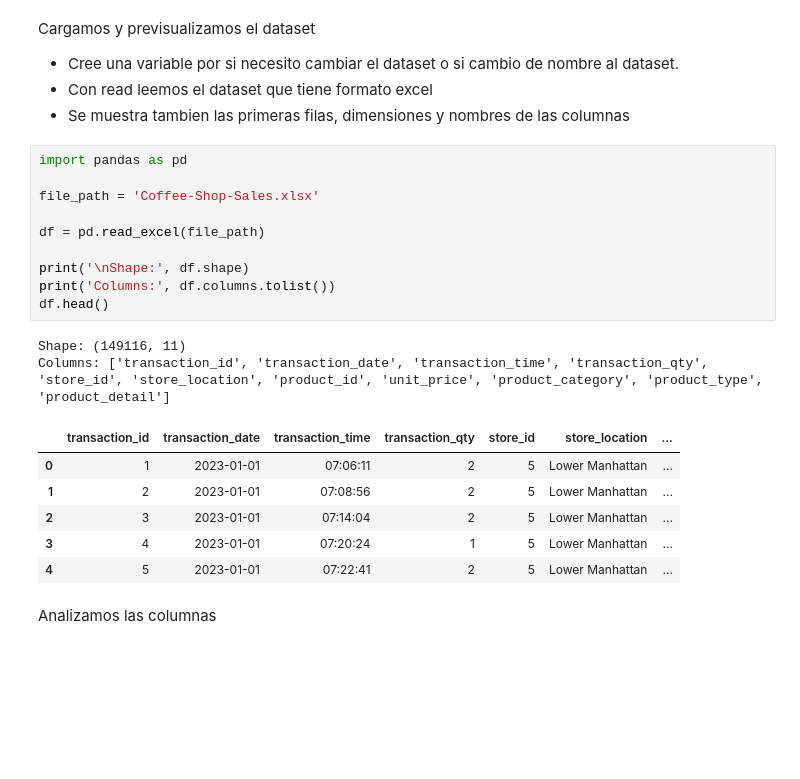
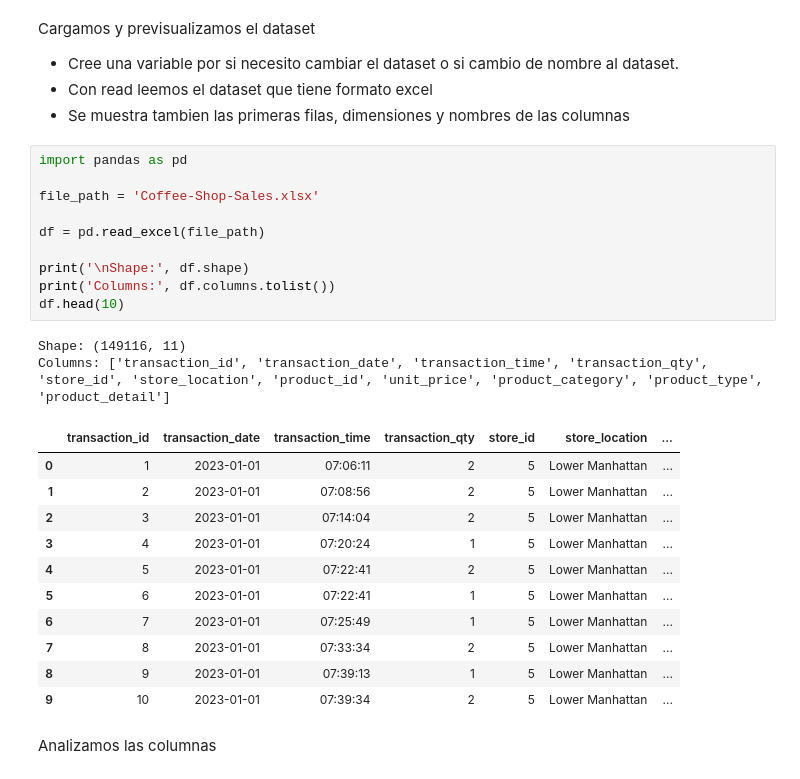
Before and after one commit to facusbrr/coffee_price_regression, a Jupyter notebook: data_main.ipynb, the cells around one changed output. Cells and saved outputs as stored; diff of their text form; blank space fills up the shorter version.

```diff
--- a/data_main.ipynb
+++ b/data_main.ipynb
@@ -19,22 +19,27 @@ Cargamos y previsualizamos el dataset
 # %%
 import pandas as pd
 
 file_path = 'Coffee-Shop-Sales.xlsx'
 
 df = pd.read_excel(file_path)
 
 print('\nShape:', df.shape)
 print('Columns:', df.columns.tolist())
-df.head()
+df.head(10)
 # %% [output]
 Shape: (149116, 11)
 Columns: ['transaction_id', 'transaction_date', 'transaction_time', 'transaction_qty', 'store_id', 'store_location', 'product_id', 'unit_price', 'product_category', 'product_type', 'product_detail']
 |  | transaction_id | transaction_date | transaction_time | transaction_qty | store_id | store_location | ... |
 | 0 | 1 | 2023-01-01 | 07:06:11 | 2 | 5 | Lower Manhattan | ... |
 | 1 | 2 | 2023-01-01 | 07:08:56 | 2 | 5 | Lower Manhattan | ... |
 | 2 | 3 | 2023-01-01 | 07:14:04 | 2 | 5 | Lower Manhattan | ... |
 | 3 | 4 | 2023-01-01 | 07:20:24 | 1 | 5 | Lower Manhattan | ... |
 | 4 | 5 | 2023-01-01 | 07:22:41 | 2 | 5 | Lower Manhattan | ... |
+| 5 | 6 | 2023-01-01 | 07:22:41 | 1 | 5 | Lower Manhattan | ... |
+| 6 | 7 | 2023-01-01 | 07:25:49 | 1 | 5 | Lower Manhattan | ... |
+| 7 | 8 | 2023-01-01 | 07:33:34 | 2 | 5 | Lower Manhattan | ... |
+| 8 | 9 | 2023-01-01 | 07:39:13 | 1 | 5 | Lower Manhattan | ... |
+| 9 | 10 | 2023-01-01 | 07:39:34 | 2 | 5 | Lower Manhattan | ... |
 # %% [markdown]
 Analizamos las columnas
 # %%
```
Also changed, not shown: parts of 4 cells of this notebook, 2 other files.
